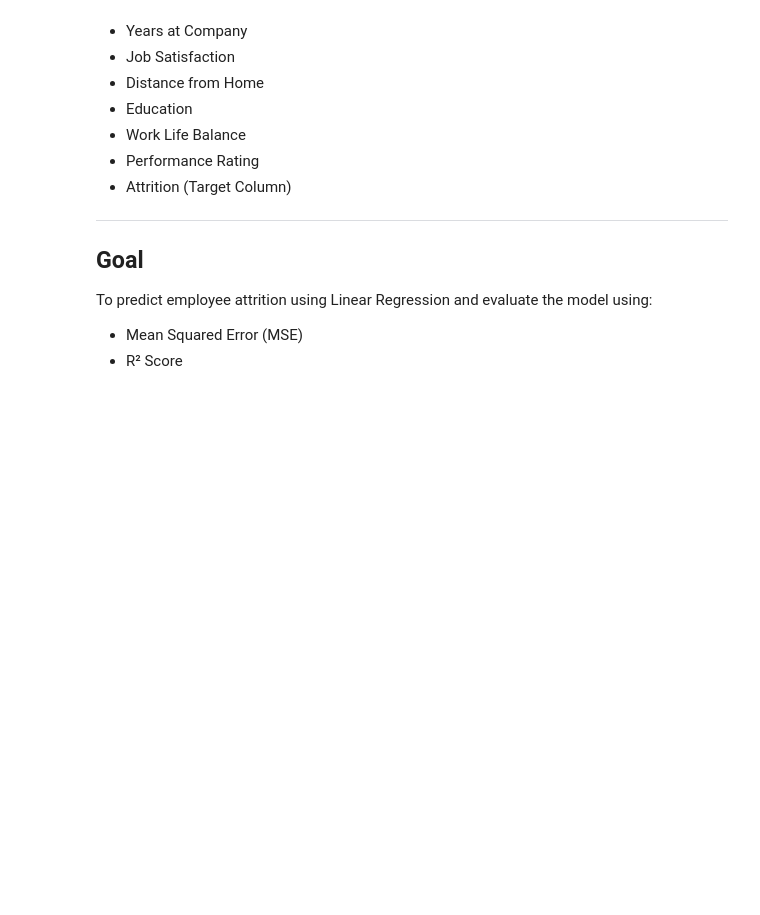
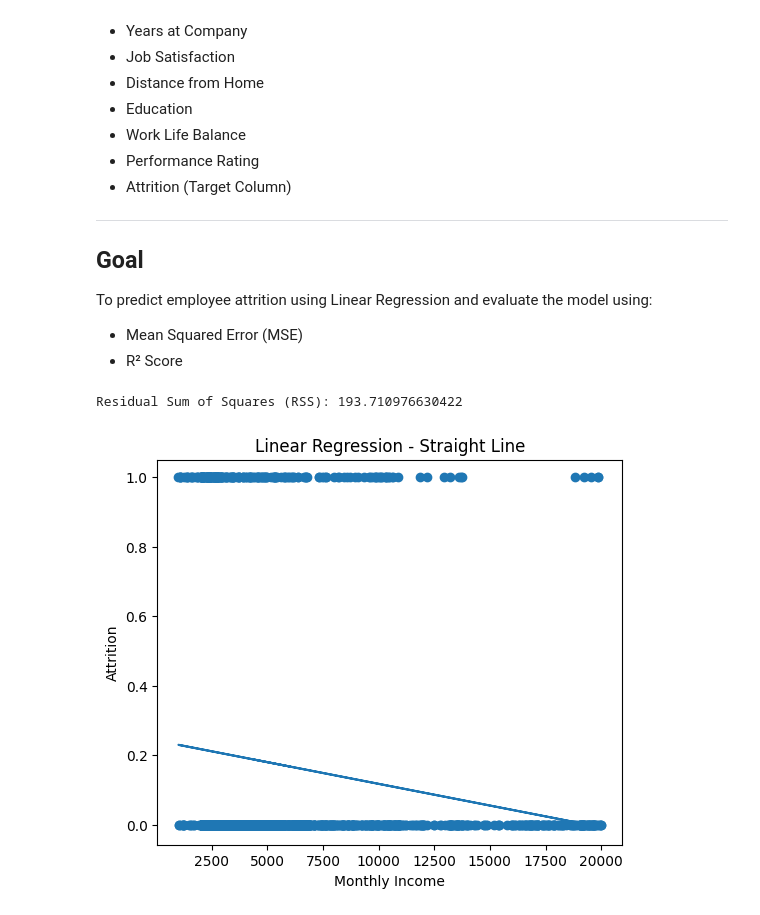
Before and after one commit to Gaurav-Rawat-12/MachineLearning2026_Gaurav, a Jupyter notebook: Labs/Assignment_01.ipynb, the cells around one changed output. Drawn from its saved outputs; the diff is of its cells as text; code cells hidden in the pictures; blank space fills up the shorter version.

```diff
--- a/Labs/Assignment_01.ipynb
+++ b/Labs/Assignment_01.ipynb
@@ -71,6 +28,49 @@ The dataset contains employee information such as:
 To predict employee attrition using Linear Regression and evaluate the model using:
 - Mean Squared Error (MSE)
 - R² Score
+# %%
+# ============================================
+# Linear Regression (Single Feature)
+# Straight Line + RSS Calculation
+# ============================================
+
+import pandas as pd
+import numpy as np
+import matplotlib.pyplot as plt
+from sklearn.linear_model import LinearRegression
+
+# 1️⃣ Load Dataset
+df = pd.read_csv(r"/home/gaurav/MachineLearning2026_Gaurav/Dataset/WA_Fn-UseC_-HR-Employee-Attrition (1).csv")
+
+# 2️⃣ Convert Attrition to numeric
+df["Attrition"] = df["Attrition"].map({"Yes":1, "No":0})
+
+# 3️⃣ Take Only One Feature for Straight Line
+X = df[["MonthlyIncome"]]   # Single independent variable
+y = df["Attrition"]         # Dependent variable
+
+# 4️⃣ Create Model
+model = LinearRegression()
+model.fit(X, y)
+
+# 5️⃣ Predictions
+y_pred = model.predict(X)
+
+# 6️⃣ Calculate RSS (Residual Sum of Squares)
+rss = np.sum((y - y_pred) ** 2)
+print("Residual Sum of Squares (RSS):", rss)
+
+# 7️⃣ Plot Straight Line
+plt.figure(figsize=(6,5))
+plt.scatter(X, y)                # Actual points
+plt.plot(X, y_pred)              # Regression straight line
+plt.xlabel("Monthly Income")
+plt.ylabel("Attrition")
+plt.title("Linear Regression - Straight Line")
+plt.show()
+# %% [output]
+Residual Sum of Squares (RSS): 193.710976630422
+[figure, added]
 # %%
 # =====================================================
 # Assignment-1 : Linear Regression (Attrition Dataset)
```
Also changed, not shown: parts of 2 cells of this notebook.
